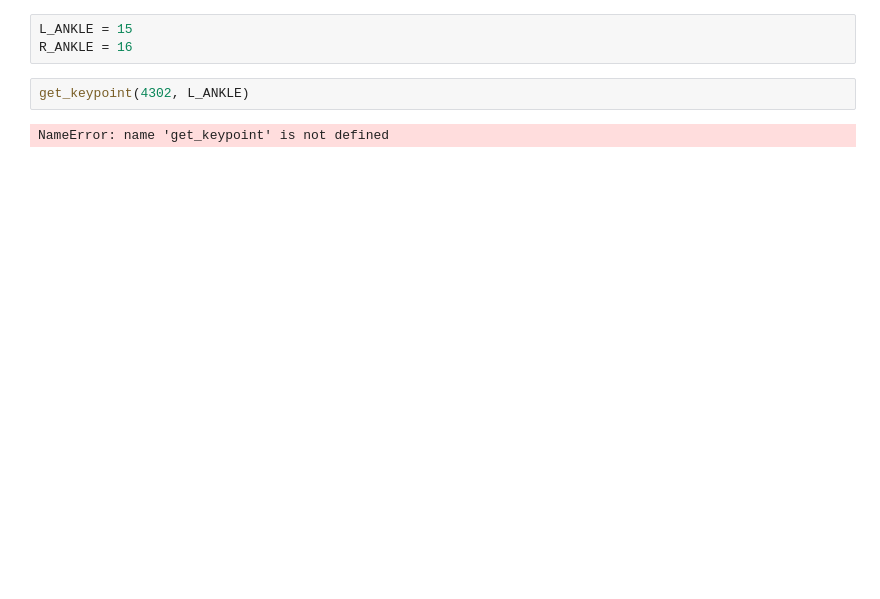
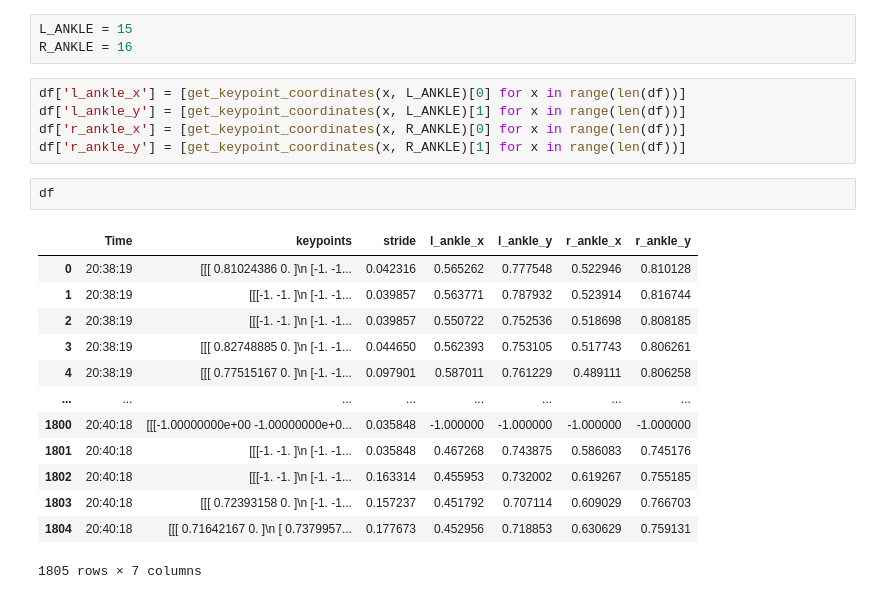
Before and after one commit to Thiggz/Running_Evaluation, a Jupyter notebook: data_analysis.ipynb, the cells around one changed output. Cells and saved outputs as stored; diff of their text form; blank space fills up the shorter version.

```diff
--- a/data_analysis.ipynb
+++ b/data_analysis.ipynb
@@ -40,7 +42,24 @@ def get_keypoint_coordinates(index, location):
 # %%
 L_ANKLE = 15
 R_ANKLE = 16
-# %%
-get_keypoint(4302, L_ANKLE)
-# %% [output]
-NameError: name 'get_keypoint' is not defined
+# %%
+df['l_ankle_x'] = [get_keypoint_coordinates(x, L_ANKLE)[0] for x in range(len(df))]
+df['l_ankle_y'] = [get_keypoint_coordinates(x, L_ANKLE)[1] for x in range(len(df))]
+df['r_ankle_x'] = [get_keypoint_coordinates(x, R_ANKLE)[0] for x in range(len(df))]
+df['r_ankle_y'] = [get_keypoint_coordinates(x, R_ANKLE)[1] for x in range(len(df))]
+# %%
+df
+# %% [output]
+|  | Time | keypoints | stride | l_ankle_x | l_ankle_y | r_ankle_x | r_ankle_y |
+| 0 | 20:38:19 | [[[ 0.81024386 0. ]\n [-1. -1... | 0.042316 | 0.565262 | 0.777548 | 0.522946 | 0.810128 |
+| 1 | 20:38:19 | [[[-1. -1. ]\n [-1. -1... | 0.039857 | 0.563771 | 0.787932 | 0.523914 | 0.816744 |
+| 2 | 20:38:19 | [[[-1. -1. ]\n [-1. -1... | 0.039857 | 0.550722 | 0.752536 | 0.518698 | 0.808185 |
+| 3 | 20:38:19 | [[[ 0.82748885 0. ]\n [-1. -1... | 0.044650 | 0.562393 | 0.753105 | 0.517743 | 0.806261 |
+| 4 | 20:38:19 | [[[ 0.77515167 0. ]\n [-1. -1... | 0.097901 | 0.587011 | 0.761229 | 0.489111 | 0.806258 |
+| ... | ... | ... | ... | ... | ... | ... | ... |
+| 1800 | 20:40:18 | [[[-1.00000000e+00 -1.00000000e+0... | 0.035848 | -1.000000 | -1.000000 | -1.000000 | -1.000000 |
+| 1801 | 20:40:18 | [[[-1. -1. ]\n [-1. -1... | 0.035848 | 0.467268 | 0.743875 | 0.586083 | 0.745176 |
+| 1802 | 20:40:18 | [[[-1. -1. ]\n [-1. -1... | 0.163314 | 0.455953 | 0.732002 | 0.619267 | 0.755185 |
+| 1803 | 20:40:18 | [[[ 0.72393158 0. ]\n [-1. -1... | 0.157237 | 0.451792 | 0.707114 | 0.609029 | 0.766703 |
+| 1804 | 20:40:18 | [[[ 0.71642167 0. ]\n [ 0.7379957... | 0.177673 | 0.452956 | 0.718853 | 0.630629 | 0.759131 |
+1805 rows × 7 columns
```
Also changed, not shown: parts of 6 cells of this notebook.
